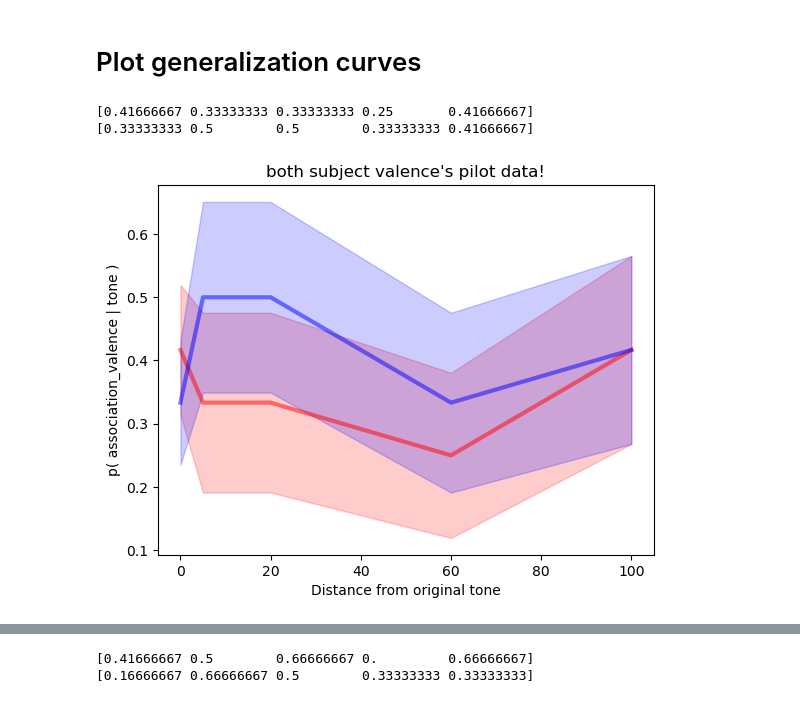
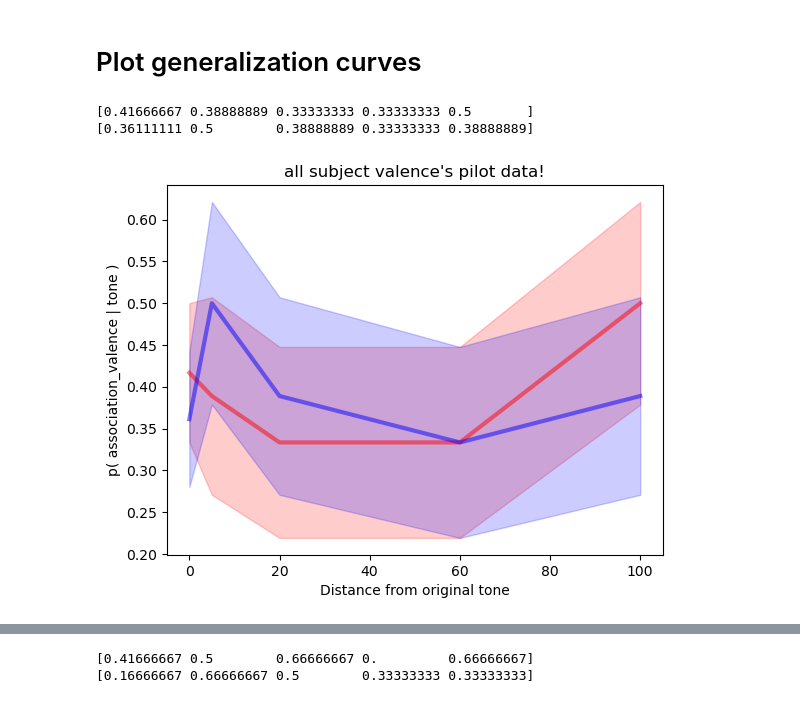
Before and after one commit to psych251/schechtman2010_rescue, a Jupyter notebook: analysis/pilotB_analysis.ipynb, the cells around one changed output, grey strips where cells are left out. Cells and saved outputs as stored; diff of their text form; code cells hidden in the pictures.

Commit message:
processing additional pilotB testing data (not naive participants yet)

```diff
--- a/analysis/pilotB_analysis.ipynb
+++ b/analysis/pilotB_analysis.ipynb
@@ -17,7 +20,7 @@ def extract_data_pB():
     # GETS PATH TO DATA FOLDER AND ALL RELEVANT SUBJECT FILES
     path = os.path.abspath("../data")
     sys.path.append(path)
-    subjectfiles = ["/pilotB_testing/pilot-b-251-rescue_17.csv","/pilotB_testing/pilot-b-251-rescue_3test.csv"] # can use glob instead of manual later
+    subjectfiles = ["/pilotB_testing/pilot-b-251-rescue_17.csv","/pilotB_testing/pilot-b-251-rescue_19.csv","/pilotB_testing/pilot-b-251-rescue_3test.csv"] # can use glob instead of manual later
     # concatenate all subjects data
     subject_trial_data = pd.DataFrame()
     for filename in subjectfiles:
@@ -64,6 +67,7 @@ def extract_data_pB():
     subject_trial_data["key_responses"] = key_responses_list # its negative, positive, neutral, no_key, or other_key
     print("saved to csv")
     subject_trial_data.to_csv('../data/pilotB_testing/subject_data_pilotB_test_processed.csv')
+    print("it has been saved")
     return subject_trial_data # will return a pandas dataframe with all of the subjects data concatenated, where each row is a subject's trial
 # %%
 cleaned_data_all = extract_data_pB()
@@ -182,8 +187,10 @@ def generalization_curves(gen_data, data_type, name):
             if data_type == 'valence':
                 choices = gen_data.key_responses[conditions] == gen_data.valence[conditions]#checks if people were correct or not
             elif data_type == 'rt':
-                choices = gen_data.rt[conditions]
+                rt_conditions = (gen_data.valence==i_valence) * (gen_data.distance==i_distance) * (gen_data.rt.isnull() == False)
+                choices = gen_data.rt[rt_conditions]
                 choices = [i for i in choices if i != None]
+                print(choices)
 
             gen_rates.append(mean(choices))
             gen_sems.append(scipy.stats.sem(choices))
@@ -204,9 +211,9 @@ def generalization_curves(gen_data, data_type, name):
     xlabel('Distance from original tone')
     # legend()
 # %%
-generalization_curves(gen_data, 'valence', "both subject valence")
+generalization_curves(gen_data, 'valence', "all subject valence")
 # %% [output]
-[0.41666667 0.33333333 0.33333333 0.25       0.41666667]
-[0.33333333 0.5        0.5        0.33333333 0.41666667]
+[0.41666667 0.38888889 0.33333333 0.33333333 0.5       ]
+[0.36111111 0.5        0.38888889 0.33333333 0.38888889]
-[figure, old version]
+[figure, new version]
 # %%
```
Also changed, not shown: parts of 7 cells of this notebook, 3 other files.
